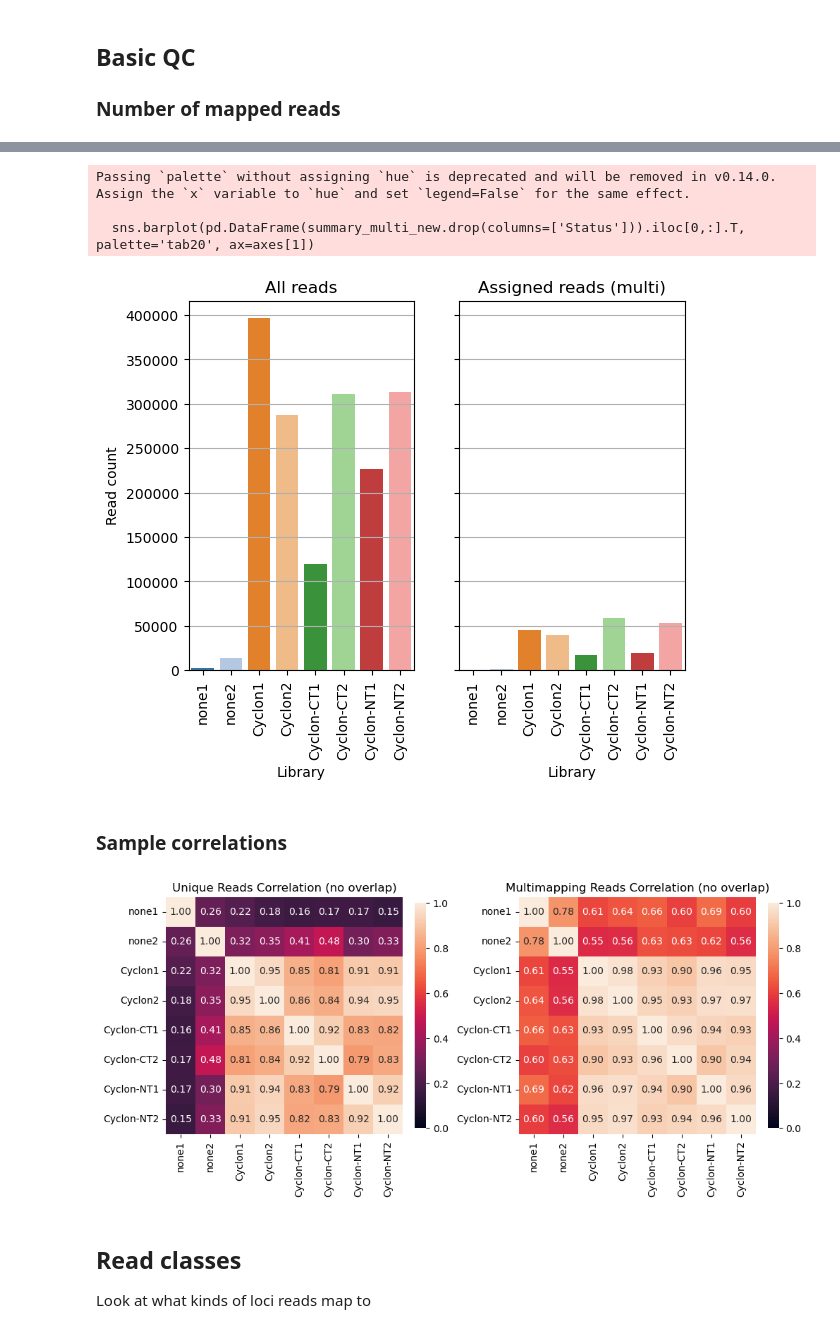
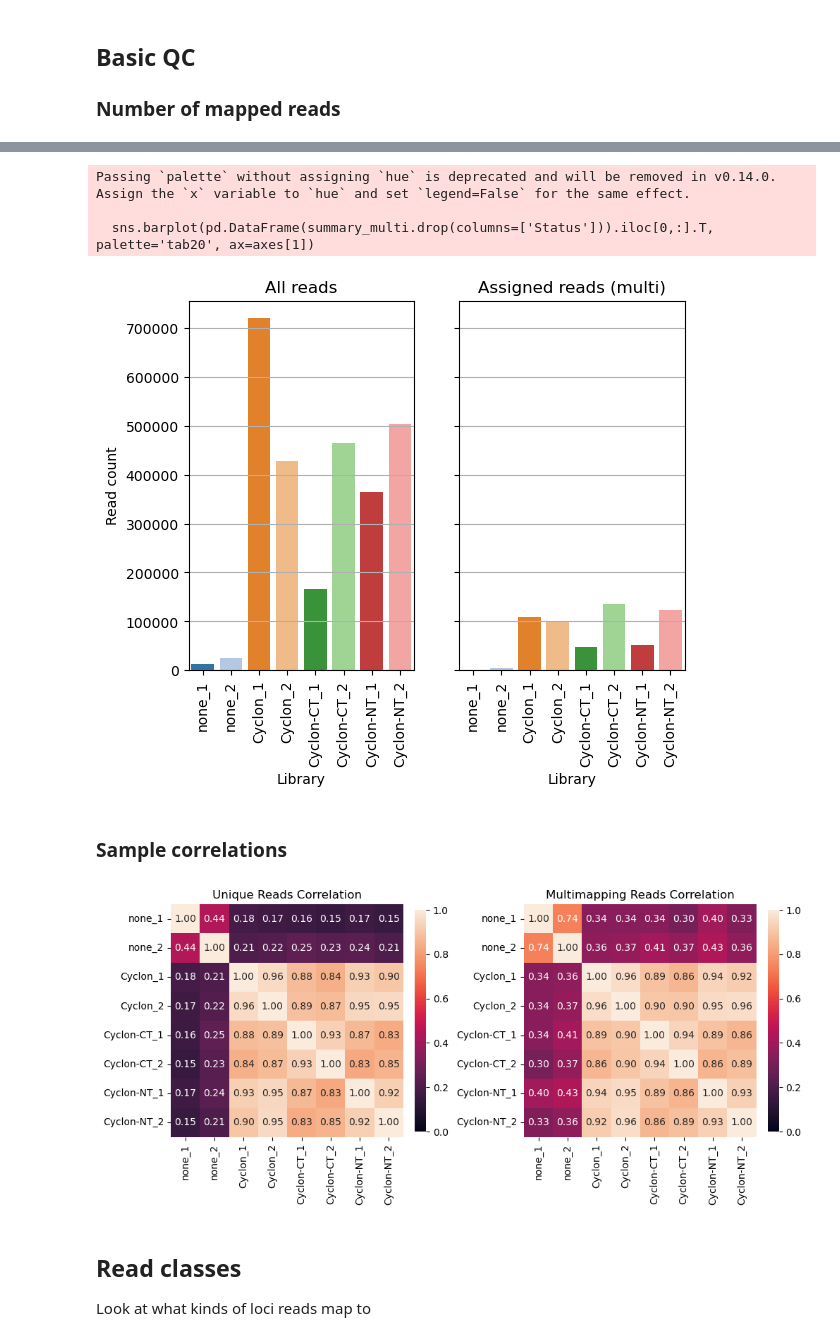
Before and after one commit to TurowskiLab/example-trxtools-Cyclon, a Jupyter notebook: analysis/00_read_classes.ipynb, the cells around one changed output, grey strips where cells are left out. Drawn from its saved outputs; the diff is of its cells as text; code cells hidden in the pictures.

```diff
--- a/analysis/00_read_classes.ipynb
+++ b/analysis/00_read_classes.ipynb
@@ -33,3 +12,13 @@ df01_multi_tpm = df01_multi_tpm[['Geneid', 'none1', 'none2', 'Cyclon1', 'Cyclon2
+# %%
+df00_uniq = pd.read_csv('../03a_FeatureCounts_umitools_overlap/featureCounts_umitools_overlap_uniq_TPM.txt', sep='\t', index_col=0)
+df00_uniq = df00_uniq[[col for col in df00_uniq.columns if '120mJ' in col]]
+df00_uniq = cleanNames(df00_uniq, ['02c_alignment_all_umitools/', '_all_dedup.bam', 'AG241010_', 'none_120mJ_'])
+df00_uniq = df00_uniq[['none_1', 'none_2', 'Cyclon_1', 'Cyclon_2', 'Cyclon-CT_1', 'Cyclon-CT_2', 'Cyclon-NT_1', 'Cyclon-NT_2']]
+
+df01_multi = pd.read_csv('../03a_FeatureCounts_umitools_overlap/featureCounts_umitools_overlap_multimappers_TPM.txt', sep='\t', index_col=0)
+df01_multi = df01_multi[[col for col in df01_multi.columns if '120mJ' in col]]
+df01_multi = cleanNames(df01_multi, ['02c_alignment_all_umitools/', '_all_dedup.bam', 'AG241010_', 'none_120mJ_'])
+df01_multi = df01_multi[['none_1', 'none_2', 'Cyclon_1', 'Cyclon_2', 'Cyclon-CT_1', 'Cyclon-CT_2', 'Cyclon-NT_1', 'Cyclon-NT_2']]
 # %% [markdown]
 ## Basic QC
 
@@ -75,7 +54,7 @@ Passing `palette` without assigning `hue` is deprecated and will be removed in v
 # %%
 fig, axes = plt.subplots(1,2, sharey=True)
-sns.barplot(pd.DataFrame(summary_multi_new.sum()).T, palette='tab20', ax=axes[0])
-sns.barplot(pd.DataFrame(summary_multi_new.drop(columns=['Status'])).iloc[0,:].T, palette='tab20', ax=axes[1])
+sns.barplot(pd.DataFrame(summary_multi.sum()).T, palette='tab20', ax=axes[0])
+sns.barplot(pd.DataFrame(summary_multi.drop(columns=['Status'])).iloc[0,:].T, palette='tab20', ax=axes[1])
 # plt.title("Read count per library")
 axes[0].set_ylabel("Read count")
 axes[0].set_title("All reads")
@@ -88,21 +67,21 @@ plt.savefig("00_qc_readcounts_multi.png", bbox_inches='tight', dpi=300)
 # %% [output]
 Passing `palette` without assigning `hue` is deprecated and will be removed in v0.14.0. Assign the `x` variable to `hue` and set `legend=False` for the same effect.
 
-  sns.barplot(pd.DataFrame(summary_multi_new.drop(columns=['Status'])).iloc[0,:].T, palette='tab20', ax=axes[1])
+  sns.barplot(pd.DataFrame(summary_multi.drop(columns=['Status'])).iloc[0,:].T, palette='tab20', ax=axes[1])
-[figure, old version]
+[figure, new version]
 # %% [markdown]
 ### Sample correlations
 # %%
 fig, axes = plt.subplots(1, 2, figsize=(10, 5), layout='constrained')
 
-sns.heatmap(df00_uniq_tpm.corr('pearson', numeric_only=True), annot=True, fmt=".2f", square=True, vmin=0, vmax=1, cbar_kws={"shrink": .7}, ax=axes[0])
-axes[0].set_title("Unique Reads Correlation (no overlap)")
+sns.heatmap(df00_uniq.corr('pearson', numeric_only=True), annot=True, fmt=".2f", square=True, vmin=0, vmax=1, cbar_kws={"shrink": .7}, ax=axes[0])
+axes[0].set_title("Unique Reads Correlation")
 
-sns.heatmap(df01_multi_tpm.corr('pearson', numeric_only=True), annot=True, fmt=".2f", square=True, vmin=0, vmax=1, cbar_kws={"shrink": .7}, ax=axes[1])
-axes[1].set_title("Multimapping Reads Correlation (no overlap)")
+sns.heatmap(df01_multi.corr('pearson', numeric_only=True), annot=True, fmt=".2f", square=True, vmin=0, vmax=1, cbar_kws={"shrink": .7}, ax=axes[1])
+axes[1].set_title("Multimapping Reads Correlation")
 plt.savefig("00_qc_correlation_heatmaps.png", dpi=300)
 # %% [output]
-[figure, old version]
+[figure, new version]
 # %% [markdown]
 ## Read classes
 Look at what kinds of loci reads map to
```
Also changed, not shown: parts of 25 cells of this notebook, 1 other file.
